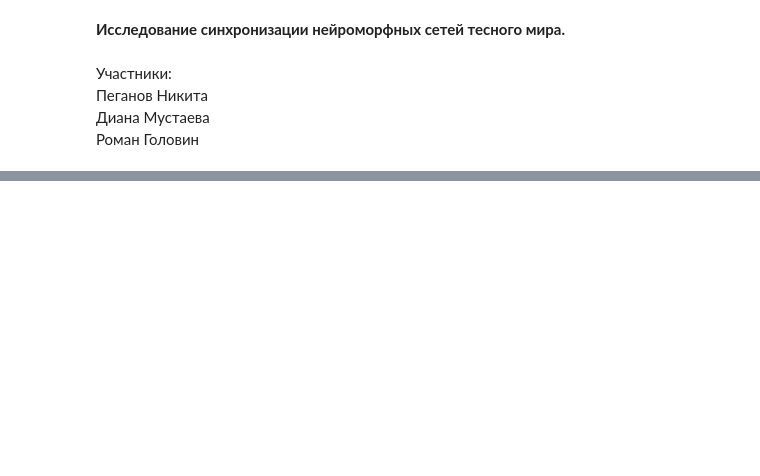
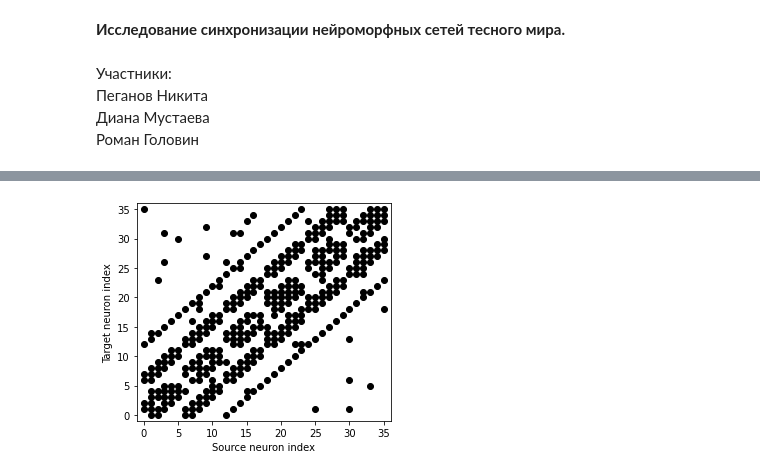
Before and after one commit to NikPeg/SmallWorldSynchronization, a Jupyter notebook: Синхронизация сетей тесного мира.ipynb, the cells around one changed output, grey strips where cells are left out. Drawn from its saved outputs; the diff is of its cells as text; code cells hidden in the pictures; blank space fills up the shorter version.

```diff
--- a/Синхронизация сетей тесного мира.ipynb
+++ b/Синхронизация сетей тесного мира.ipynb
@@ -135,3 +114,23 @@ WARNING    "vt_0" is an internal variable of group "neurongroup_2", but also exi
+# %%
+# визуализация связей между нейронами
+def visualise_connectivity(S):
+    Ns = len(S.source)
+    Nt = len(S.target)
+    plt.figure(figsize=(10, 4))
+    plt.xticks([0, 1], ['Source', 'Target'])
+    plt.ylabel('Neuron index')
+    plt.xlim(-0.1, 1.1)
+    plt.ylim(-1, max(Ns, Nt))
+    plt.subplot(122)
+    plt.plot(S.i, S.j, 'ok')
+    plt.xlim(-1, Ns)
+    plt.ylim(-1, Nt)
+    plt.xlabel('Source neuron index')
+    plt.ylabel('Target neuron index')
+
+visualise_connectivity(cpg.synapses)
+# %% [output]
+[figure, added]
 # %%
 duration = 500 * b2.ms
 plt.subplot(211)
```
Also changed, not shown: parts of 5 cells of this notebook.
